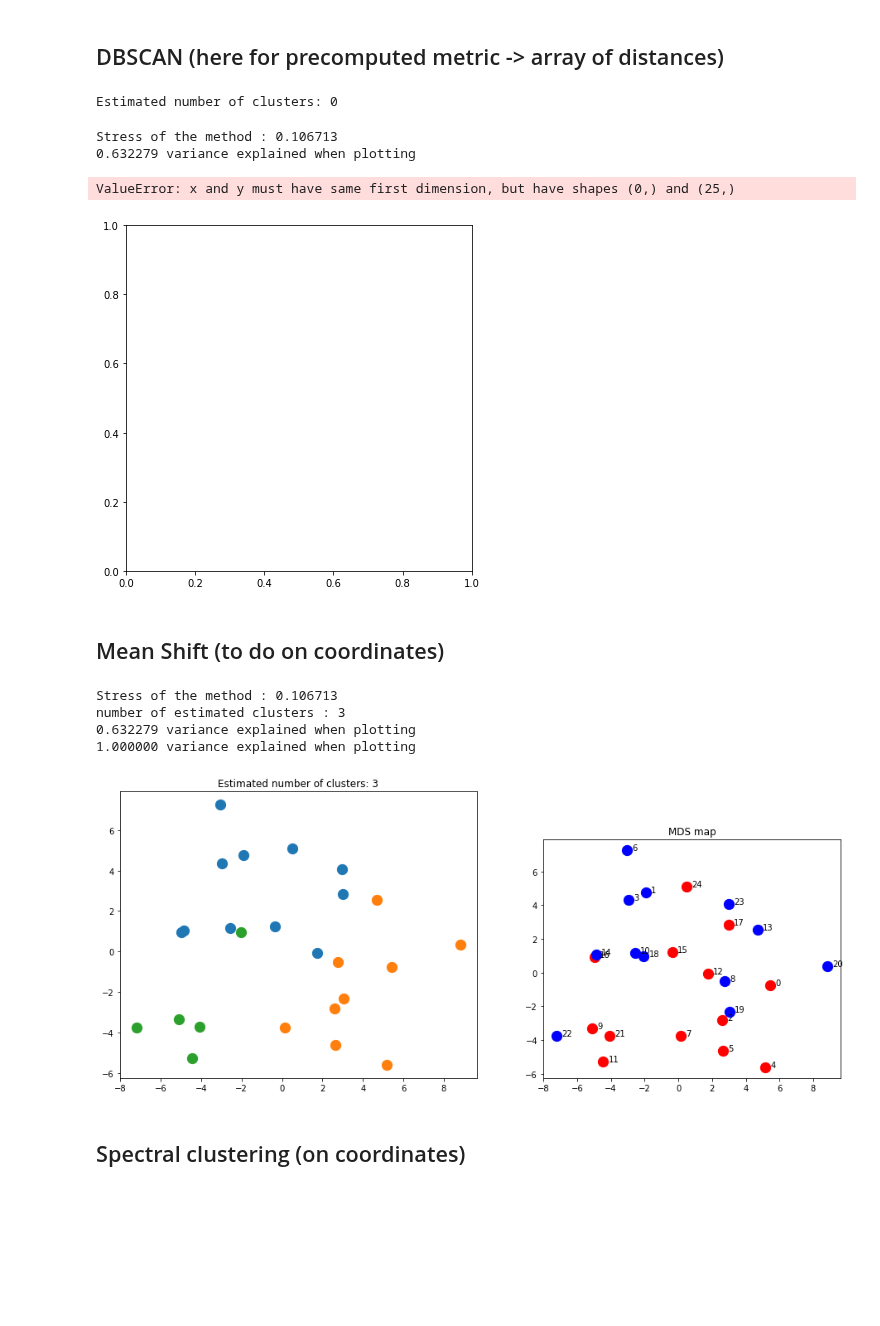
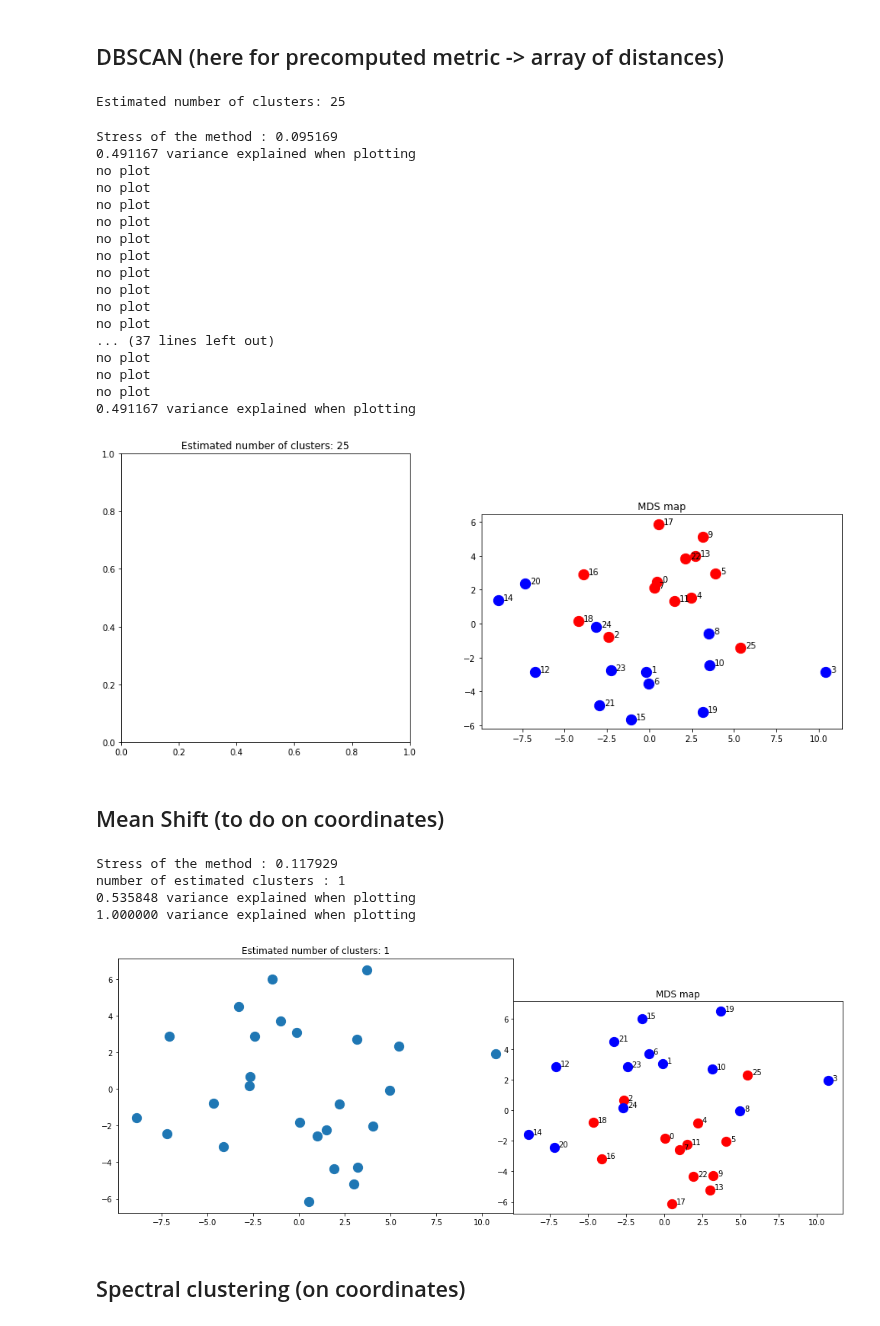
Before and after one commit to alexandremerasli/TFE, a Jupyter notebook: cluster_data.ipynb, the cells around one changed output. Drawn from its saved outputs; the diff is of its cells as text; code cells hidden in the pictures; blank space fills up the shorter version.

```diff
--- a/cluster_data.ipynb
+++ b/cluster_data.ipynb
@@ -85,13 +88,17 @@ if (False):
 else:
     matrix_norm = np.copy(matrix)
     for i in range(len(matrix)):
-        matrix_norm[i,i] = 1
+        matrix_norm[i,i] = 0
+    maxi = np.max(abs(matrix_norm))
+    for i in range(len(matrix)):
+        matrix_norm[i,i] = maxi
 
 # Normalise max value to 1
 matrix_norm = matrix_norm / np.max(abs(matrix_norm))
 
 # Compute distance matrix
 matrix_dist = np.sqrt(2*N*(1-matrix_norm))
+#matrix_dist = 1-matrix_norm
 
 '''
 # Normalise data
@@ -146,9 +170,9 @@ plt.show()
 from scipy.cluster.hierarchy import dendrogram, linkage
 
 for i in range(len(matrix)):
-    matrix_cheat[i,i] = 3
+    matrix_cheat[i,i] = 1
 
-matrix_norm = matrix_cheat / 3
+matrix_norm = matrix_cheat / 1
 Z=linkage(matrix_norm, 'single', 'correlation')
 dendrogram(Z, color_threshold=0)
 plt.show()
@@ -618,9 +648,10 @@ def mdsScikit(n_comp):
 from sklearn.decomposition import PCA
 
 def transformPoints(points):
-    pca = PCA(n_components=2)
+    n_comp = 2
+    pca = PCA(n_components=n_comp)
     points = pca.fit_transform(points)
-    print("%f variance explained when plotting" %sum(pca.explained_variance_ratio_[:2]))
+    print("%f variance explained when plotting" %sum(pca.explained_variance_ratio_[:n_comp]))
     return points
 
 def plotMdsPoints(points,projection=False):
@@ -643,13 +674,15 @@ def plotMdsPoints(points,projection=False):
     plt.title('MDS map')
 
 # Find best MDS dimension
-stress = np.zeros((int(N/4)+1,1))
+stress = np.zeros((int(N/4),1))
 for i in range(1,int(N/4)+1):
     points,stress[i-1] = computeMDSCoordinate(i)
 
-plt.plot(stress)
+plt.plot(np.arange(1,int(N/4)+1),stress)
 plt.xlabel("number of MBS dimensions")
 plt.ylabel("stress")
 
-mdsDim = 4
+# EEG : 6
+# EDA : 3 or 4
+mdsDim = 6
 # %% [output]
@@ -684,7 +717,7 @@ Stress of the method : 0.106713
 from sklearn.cluster import DBSCAN
 
 # Compute DBSCAN
-db = DBSCAN(eps=0.1, min_samples=3,metric='precomputed').fit(matrix_dist)
+db = DBSCAN(eps=1, min_samples=1,metric='precomputed').fit(matrix_dist)
 
 core_samples_mask = np.zeros_like(db.labels_, dtype=bool)
 core_samples_mask[db.core_sample_indices_] = True
@@ -695,48 +728,67 @@ n_clusters_ = len(set(labels)) - (1 if -1 in labels else 0)
 n_noise_ = list(labels).count(-1)
 print('Estimated number of clusters: %d' % n_clusters_)
 # %% [output]
-Estimated number of clusters: 0
+Estimated number of clusters: 25
 # %%
 # Black removed and is used for noise instead.
 unique_labels = set(labels)
 colors = [plt.cm.Spectral(each)
           for each in np.linspace(0, 1, len(unique_labels))]
 
 ax = plt.axes([0,0,1.2,1.2])
 ax.set_aspect(aspect='equal')
 points,stress = computeMDSCoordinate(mdsDim)
 points_2D = transformPoints(points)
 
 for k, col in zip(unique_labels, colors):
 
     if k == -1:
         # Black used for noise.
         col = [0, 0, 0, 1]
 
     class_member_mask = (labels == k)
     xy = points[class_member_mask & core_samples_mask]
-    plt.plot(xy[:, 0], points[:, 1], 'o', markerfacecolor=tuple(col),
-             markeredgecolor='k', markersize=14)
-
+    try:
+        plt.plot(xy[:, 0], points[:, 1], 'o', markerfacecolor=tuple(col),
+                 markeredgecolor='k', markersize=14)
+    except:
+        print("no plot")
     xy = points[class_member_mask & ~core_samples_mask]
-    plt.plot(xy[:, 0], points[:, 1], 'o', markerfacecolor=tuple(col),
-             markeredgecolor='k', markersize=6)
+    try:
+        plt.plot(xy[:, 0], points[:, 1], 'o', markerfacecolor=tuple(col),
+                 markeredgecolor='k', markersize=6)
+    except:
+        print("no plot")
 
 plt.title('Estimated number of clusters: %d' % n_clusters_)
 
 plotMdsPoints(points,projection=True)
 # %% [output]
-Stress of the method : 0.106713
-0.632279 variance explained when plotting
+Stress of the method : 0.095169
+0.491167 variance explained when plotting
+no plot
+no plot
+no plot
+no plot
+no plot
+no plot
+no plot
+no plot
+no plot
+no plot
+... (37 lines left out)
+no plot
+no plot
+no plot
+0.491167 variance explained when plotting
-ValueError: x and y must have same first dimension, but have shapes (0,) and (25,)
-[figure, old version]
+[figure, new version]
 # %% [markdown]
 ## Mean Shift (to do on coordinates)
 # %%
 from sklearn.cluster import MeanShift, estimate_bandwidth
 
 # Compute clustering with MeanShift
-points,stress = computeMDSCoordinate(mdsDim) # Look only at 2 3 or 4D, then bad results
+points,stress = computeMDSCoordinate(mdsDim-1) # Look only at 2 3 or 4D, then bad results
 
 # The following ban*dwidth can be automatically detected using
 bandwidth = estimate_bandwidth(points, quantile=0.2)
@@ -772,11 +824,11 @@ plotMdsPoints(points,projection=True)
 
 plt.show()
 # %% [output]
-Stress of the method : 0.106713
-number of estimated clusters : 3
-0.632279 variance explained when plotting
+Stress of the method : 0.117929
+number of estimated clusters : 1
+0.535848 variance explained when plotting
 1.000000 variance explained when plotting
-[figure, old version]
+[figure, new version]
 # %% [markdown]
 ## Spectral clustering (on coordinates)
 # %%
```
Also changed, not shown: parts of 19 cells of this notebook.
